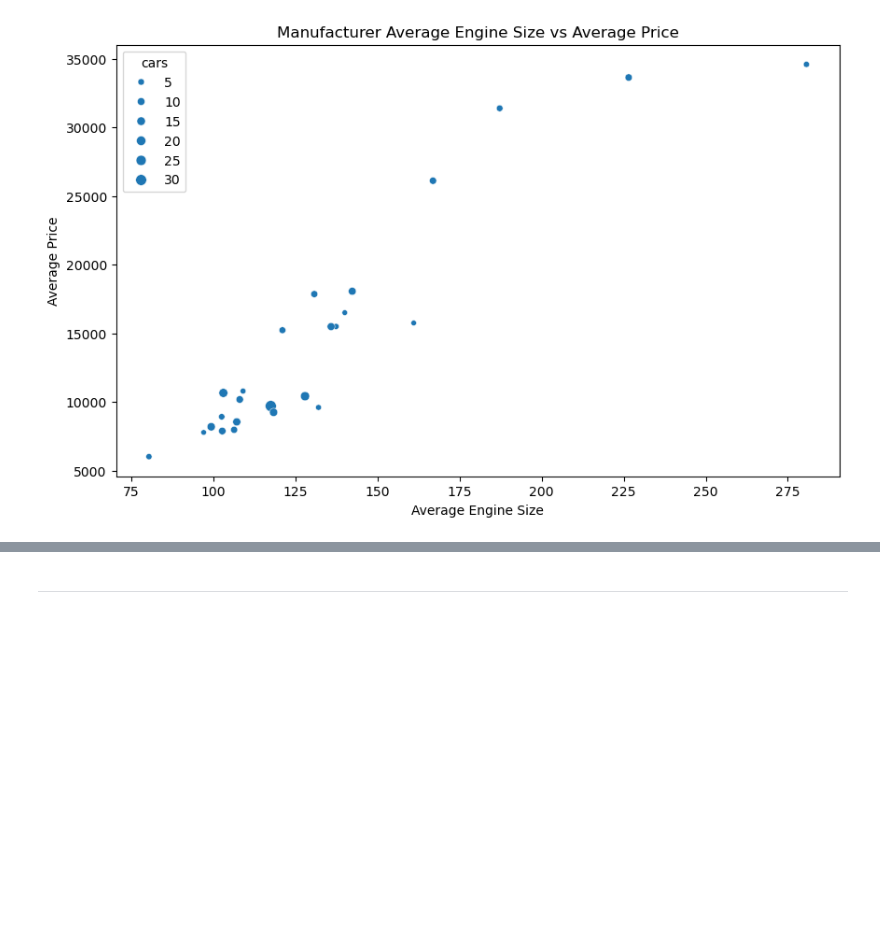
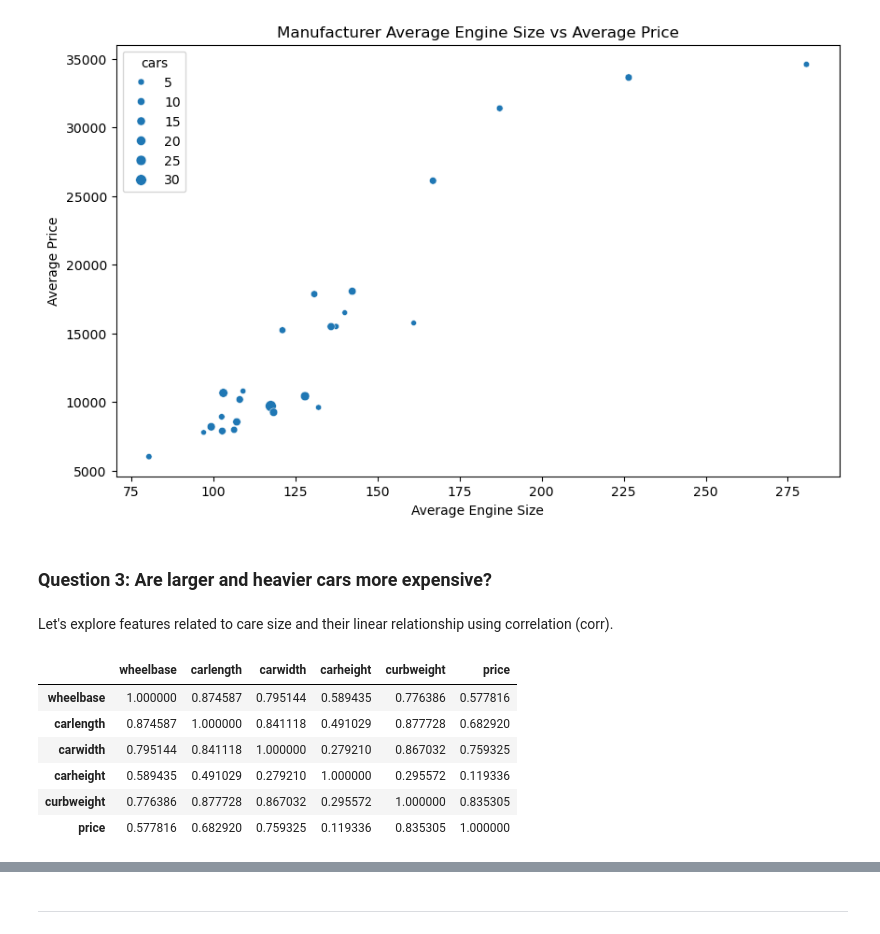
Before and after one commit to phonemes-and-speech-entrainment/Car_feature_price_analysis, a Jupyter notebook: jupyter_notebooks/Notebook_Template.ipynb, the cells around one changed output, grey strips where cells are left out. Cells and saved outputs as stored; diff of their text form; code cells hidden in the pictures; blank space fills up the shorter version.

Commit message:
Add question 3 feature extraction

```diff
--- a/jupyter_notebooks/Notebook_Template.ipynb
+++ b/jupyter_notebooks/Notebook_Template.ipynb
@@ -493,3 +493,26 @@ plt.title('Manufacturer Average Engine Size vs Average Price')
 plt.show()
 # %% [output]
 [figure]
+# %% [markdown]
+### Question 3: Are larger and heavier cars more expensive?
+# %% [markdown]
+Let's explore features related to care size and their linear relationship using correlation (corr).
+# %%
+size_features = [
+    'wheelbase',
+    'carlength',
+    'carwidth',
+    'carheight',
+    'curbweight',
+    'price'
+]
+
+df[size_features].corr()
+# %% [output]
+|  | wheelbase | carlength | carwidth | carheight | curbweight | price |
+| wheelbase | 1.000000 | 0.874587 | 0.795144 | 0.589435 | 0.776386 | 0.577816 |
+| carlength | 0.874587 | 1.000000 | 0.841118 | 0.491029 | 0.877728 | 0.682920 |
+| carwidth | 0.795144 | 0.841118 | 1.000000 | 0.279210 | 0.867032 | 0.759325 |
+| carheight | 0.589435 | 0.491029 | 0.279210 | 1.000000 | 0.295572 | 0.119336 |
+| curbweight | 0.776386 | 0.877728 | 0.867032 | 0.295572 | 1.000000 | 0.835305 |
+| price | 0.577816 | 0.682920 | 0.759325 | 0.119336 | 0.835305 | 1.000000 |
```
Also changed, not shown: parts of 5 cells of this notebook.
